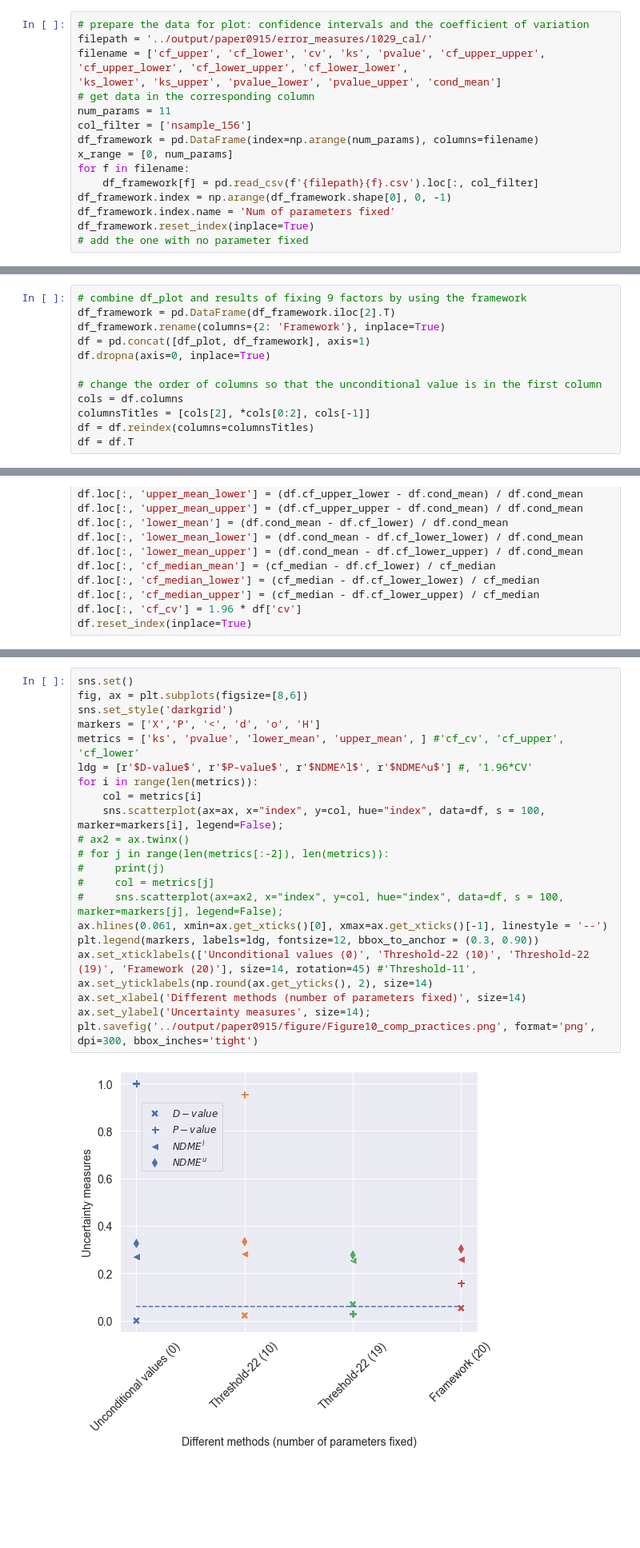
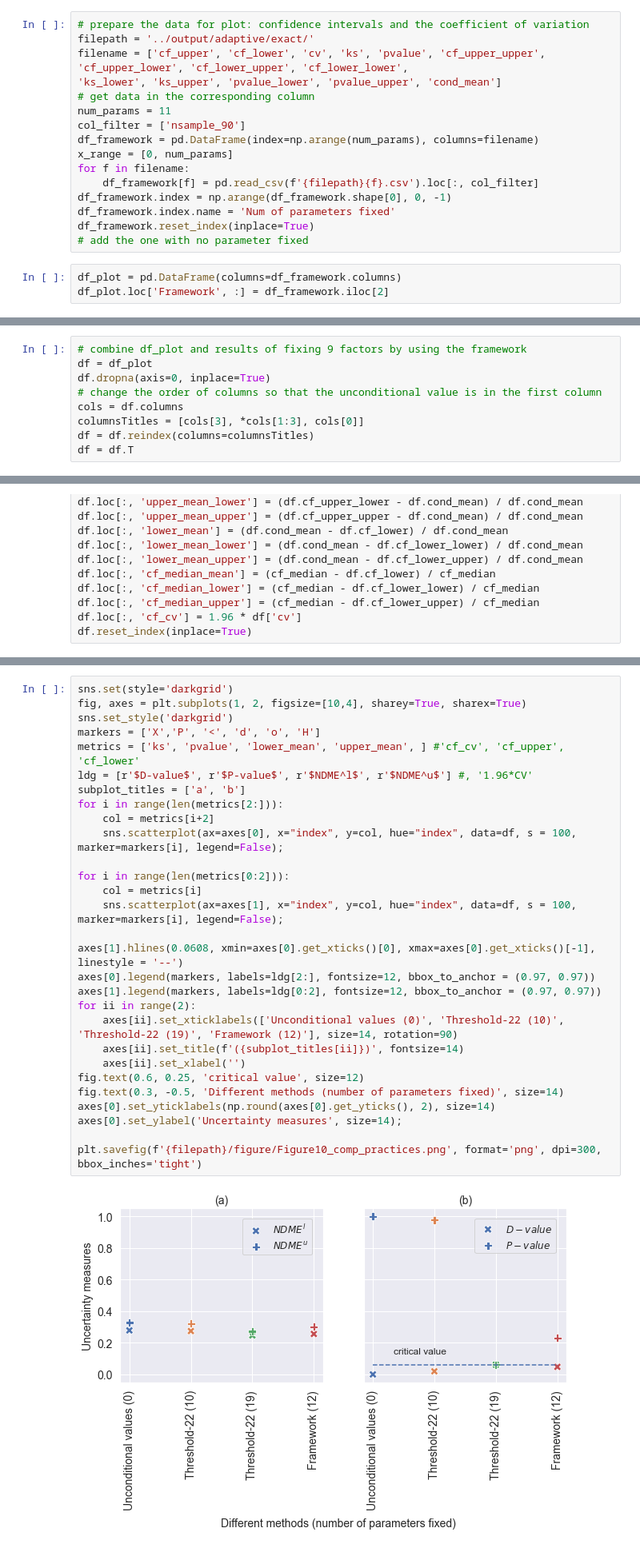
Before and after one commit to QianWanghhu/factor_fixing, a Jupyter notebook: qian_dev/visualization.ipynb, the cells around one changed output, grey strips where cells are left out. Shown at 80% size. Cells and saved outputs as stored; diff of their text form; blank space fills up the shorter version.

Commit message:
Produce new plots for the paper.

```diff
--- a/qian_dev/visualization.ipynb
+++ b/qian_dev/visualization.ipynb
@@ -343,13 +343,13 @@ The is_first_col function was deprecated in Matplotlib 3.4 and will be removed t
 ## Compare results from different factor fixing practice
 # %%
 # prepare the data for plot: confidence intervals and the coefficient of variation
-filepath = '../output/paper0915/error_measures/1029_cal/'
+filepath = '../output/adaptive/exact/'
 filename = ['cf_upper', 'cf_lower', 'cv', 'ks', 'pvalue', 'cf_upper_upper',
 'cf_upper_lower', 'cf_lower_upper', 'cf_lower_lower',
 'ks_lower', 'ks_upper', 'pvalue_lower', 'pvalue_upper', 'cond_mean']
 # get data in the corresponding column
 num_params = 11
-col_filter = ['nsample_156']
+col_filter = ['nsample_90']
 df_framework = pd.DataFrame(index=np.arange(num_params), columns=filename)
 x_range = [0, num_params]
 for f in filename:
@@ -358,3 +358,6 @@ df_framework.index = np.arange(df_framework.shape[0], 0, -1)
 df_framework.index.name = 'Num of parameters fixed'
 df_framework.reset_index(inplace=True)
 # add the one with no parameter fixed
+# %%
+df_plot = pd.DataFrame(columns=df_framework.columns)
+df_plot.loc['Framework', :] = df_framework.iloc[2]
@@ -381,14 +402,11 @@ df_plot.loc[['ks', 'ks_upper', 'ks_lower'], 'uncond'] = 0
 df_plot.loc[['pvalue', 'pvalue_upper', 'pvalue_lower'], 'uncond'] = 1
 # %%
 # combine df_plot and results of fixing 9 factors by using the framework
-df_framework = pd.DataFrame(df_framework.iloc[2].T)
-df_framework.rename(columns={2: 'Framework'}, inplace=True)
-df = pd.concat([df_plot, df_framework], axis=1)
+df = df_plot
 df.dropna(axis=0, inplace=True)
-
 # change the order of columns so that the unconditional value is in the first column
 cols = df.columns
-columnsTitles = [cols[2], *cols[0:2], cols[-1]]
+columnsTitles = [cols[3], *cols[1:3], cols[0]]
 df = df.reindex(columns=columnsTitles)
 df = df.T
 # %%
@@ -413,24 +426,31 @@ NameError: name 'metrics' is not defined
 # %%
-sns.set()
-fig, ax = plt.subplots(figsize=[8,6])
+sns.set(style='darkgrid')
+fig, axes = plt.subplots(1, 2, figsize=[10,4], sharey=True, sharex=True)
 sns.set_style('darkgrid')
 markers = ['X','P', '<', 'd', 'o', 'H']
 metrics = ['ks', 'pvalue', 'lower_mean', 'upper_mean', ] #'cf_cv', 'cf_upper', 'cf_lower'
 ldg = [r'$D-value$', r'$P-value$', r'$NDME^l$', r'$NDME^u$'] #, '1.96*CV'
-for i in range(len(metrics)):
+subplot_titles = ['a', 'b']
+for i in range(len(metrics[2:])):
+    col = metrics[i+2]
+    sns.scatterplot(ax=axes[0], x="index", y=col, hue="index", data=df, s = 100, marker=markers[i], legend=False);
+
+for i in range(len(metrics[0:2])):
     col = metrics[i]
-    sns.scatterplot(ax=ax, x="index", y=col, hue="index", data=df, s = 100, marker=markers[i], legend=False);
-# ax2 = ax.twinx()
-# for j in range(len(metrics[:-2]), len(metrics)):
-#     print(j)
-#     col = metrics[j]
-#     sns.scatterplot(ax=ax2, x="index", y=col, hue="index", data=df, s = 100, marker=markers[j], legend=False);
-ax.hlines(0.061, xmin=ax.get_xticks()[0], xmax=ax.get_xticks()[-1], linestyle = '--')
-plt.legend(markers, labels=ldg, fontsize=12, bbox_to_anchor = (0.3, 0.90))
-ax.set_xticklabels(['Unconditional values (0)', 'Threshold-22 (10)', 'Threshold-22 (19)', 'Framework (20)'], size=14, rotation=45) #'Threshold-11',
-ax.set_yticklabels(np.round(ax.get_yticks(), 2), size=14)
-ax.set_xlabel('Different methods (number of parameters fixed)', size=14)
-ax.set_ylabel('Uncertainty measures', size=14);
-plt.savefig('../output/paper0915/figure/Figure10_comp_practices.png', format='png', dpi=300, bbox_inches='tight')
+    sns.scatterplot(ax=axes[1], x="index", y=col, hue="index", data=df, s = 100, marker=markers[i], legend=False);
+
+axes[1].hlines(0.0608, xmin=axes[0].get_xticks()[0], xmax=axes[0].get_xticks()[-1], linestyle = '--')
+axes[0].legend(markers, labels=ldg[2:], fontsize=12, bbox_to_anchor = (0.97, 0.97))
+axes[1].legend(markers, labels=ldg[0:2], fontsize=12, bbox_to_anchor = (0.97, 0.97))
+for ii in range(2):
+    axes[ii].set_xticklabels(['Unconditional values (0)', 'Threshold-22 (10)', 'Threshold-22 (19)', 'Framework (12)'], size=14, rotation=90)
+    axes[ii].set_title(f'({subplot_titles[ii]})', fontsize=14)
+    axes[ii].set_xlabel('')
+fig.text(0.6, 0.25, 'critical value', size=12)
+fig.text(0.3, -0.5, 'Different methods (number of parameters fixed)', size=14)
+axes[0].set_yticklabels(np.round(axes[0].get_yticks(), 2), size=14)
+axes[0].set_ylabel('Uncertainty measures', size=14);
+
+plt.savefig(f'{filepath}/figure/Figure10_comp_practices.png', format='png', dpi=300, bbox_inches='tight')
 # %% [output]
-[figure, old version]
+[figure, new version]
```
Also changed, not shown: parts of 12 cells of this notebook.
